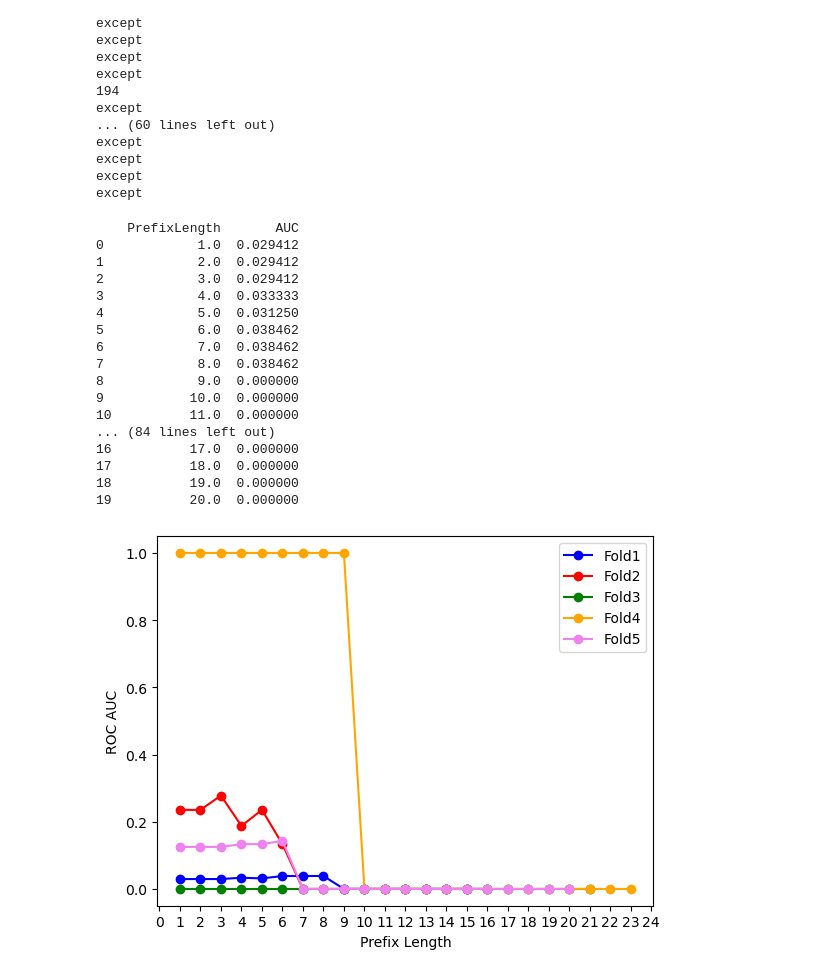
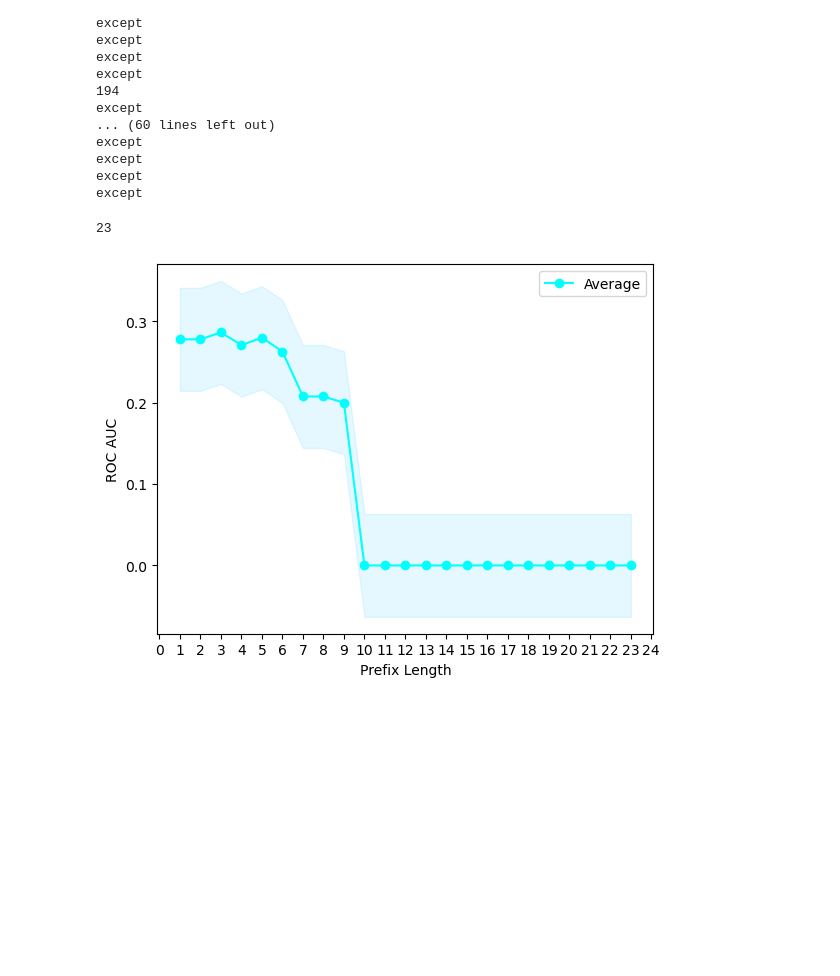
Before and after one commit to fau-is/patway-net, a Jupyter notebook: plot_test.ipynb, the cells around one changed output. Saved outputs shown, nothing was run; the diff lists cells and outputs as text; code cells hidden in the pictures; blank space fills up the shorter version.

Commit message:
Continued working on plot creation

```diff
--- a/plot_test.ipynb
+++ b/plot_test.ipynb
@@ -246,44 +249,41 @@ except
 # %%
 colors = ["blue", "red", "green", "orange", "violet"]
 fig = plt.figure()
-
+avg_y = []
+avg_x = []
 for values, c in zip(result, colors):
 
     data = values["data"]
     df = pd.DataFrame(columns= ["PrefixLength", "AUC"])
     for i in range(0,len(data) -1):
         x = (data[i]["PrefixLength"])
         y = (data[i]["AUC"])
         df.loc[i] = (x,y)
-        #print(data[i]["PrefixLength"])
+
+    df = df.sort_values(by=["PrefixLength"])
+    #plt.plot(df["PrefixLength"], df["AUC"], color = c, label = "Fold" + str(values["model"] + 1), marker = "o")
+
+    avg_y.append(df["AUC"])
+
+    if len(df["PrefixLength"]) > len(avg_x):
+        avg_x = df["PrefixLength"]
 
 
-    #plt.plot(x, y, label = values["model"])
-    df = df.sort_values(by=["PrefixLength"])
-    plt.plot(df["PrefixLength"], df["AUC"], color = c, label = "Fold" + str(values["model"] + 1), marker = "o")
-    print(df)
+
+avg_y = sum(avg_y) /5
+avg_y = avg_y.fillna(0)
+print(len(avg_y))
+
+confiI = 0.05 * np.std(avg_y) / np.mean(avg_y)
+
+plt.plot(avg_x, avg_y, color = "cyan", label = "Average", marker = "o")
+plt.fill_between(avg_x, (avg_y-confiI), (avg_y+confiI), color = "deepskyblue", alpha = 0.1)
 
 plt.xlabel("Prefix Length")
 plt.ylabel("ROC AUC")
 plt.xticks(range(0,25))
 plt.legend()
 plt.show()
 # %% [output]
-    PrefixLength       AUC
-0            1.0  0.029412
-1            2.0  0.029412
-2            3.0  0.029412
-3            4.0  0.033333
-4            5.0  0.031250
-5            6.0  0.038462
-6            7.0  0.038462
-7            8.0  0.038462
-8            9.0  0.000000
-9           10.0  0.000000
-10          11.0  0.000000
-... (84 lines left out)
-16          17.0  0.000000
-17          18.0  0.000000
-18          19.0  0.000000
-19          20.0  0.000000
+23
-[figure, old version]
+[figure, new version]
```
Also changed, not shown: parts of 2 cells of this notebook.
